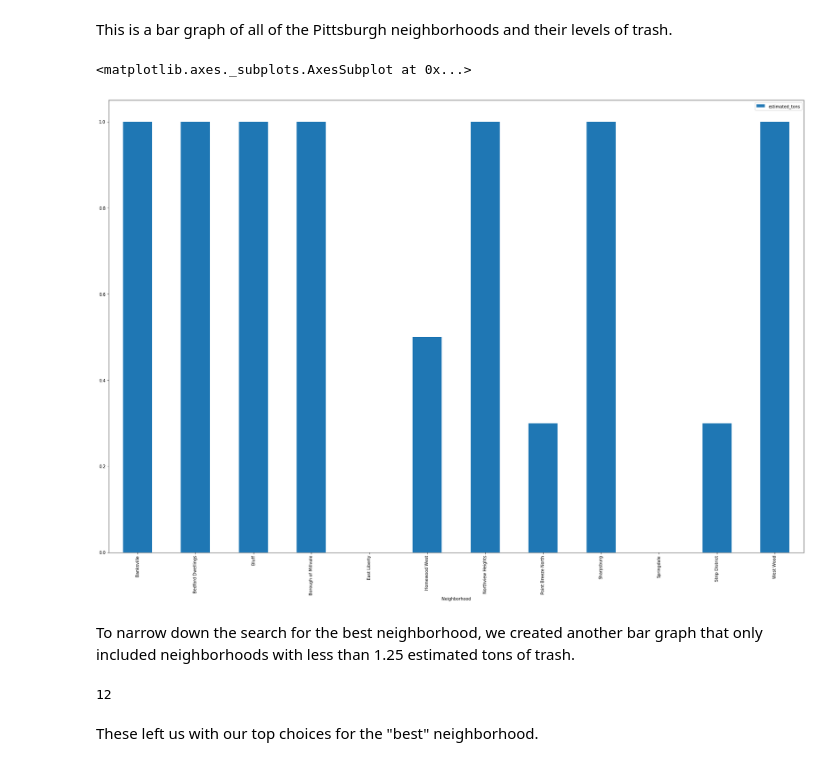
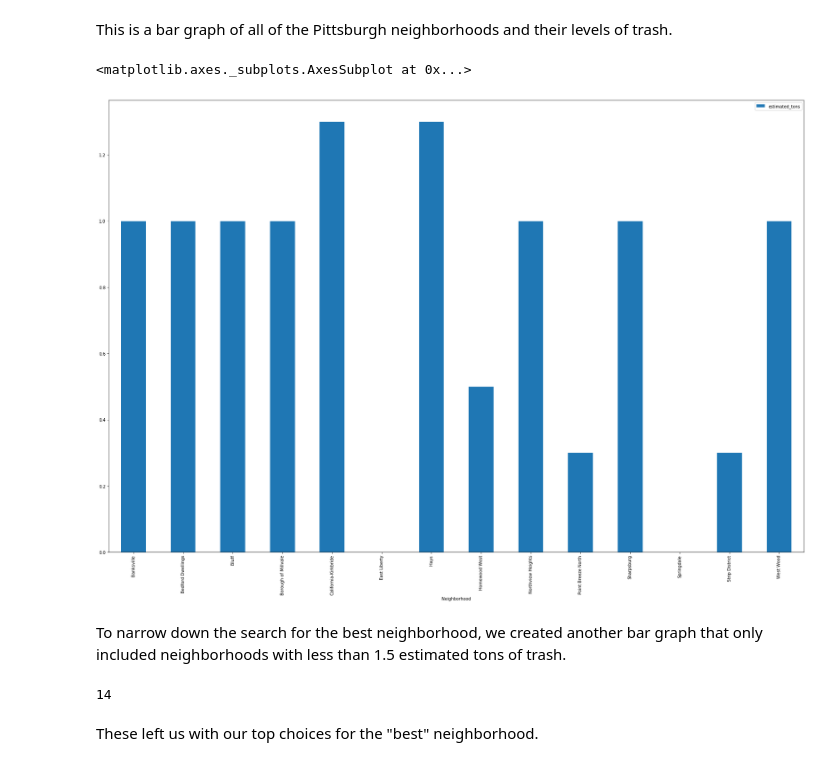
Before and after one commit to janereilly10/Final-Project, a Jupyter notebook: finalpresentation.ipynb, the cells around one changed output. Saved outputs shown, nothing was run; the diff lists cells and outputs as text; code cells hidden in the pictures.

```diff
--- a/finalpresentation.ipynb
+++ b/finalpresentation.ipynb
@@ -86,18 +89,18 @@ new.plot(x='Neighborhood', kind='bar', rot=90, figsize = (30,20))
 # %% [markdown]
 This is a bar graph of all of the Pittsburgh neighborhoods and their levels of trash.
 # %%
-short = new.loc[new['estimated_tons'] < 1.25]
+short = new.loc[new['estimated_tons'] < 1.5]
 short.plot(x='Neighborhood', kind='bar', rot=90, figsize = (30,20))
 # %% [output]
 <matplotlib.axes._subplots.AxesSubplot at 0x...>
-[figure, old version]
+[figure, new version]
 # %% [markdown]
-To narrow down the search for the best neighborhood, we created another bar graph that only included neighborhoods with less than 1.25 estimated tons of trash.
+To narrow down the search for the best neighborhood, we created another bar graph that only included neighborhoods with less than 1.5 estimated tons of trash.
 # %%
 short['Neighborhood'].unique()
 len(short['Neighborhood'].unique())
 # %% [output]
-12
+14
 # %% [markdown]
 These left us with our top choices for the "best" neighborhood.
 # %%
```
Also changed, not shown: parts of 13 cells of this notebook, 2 other files.
